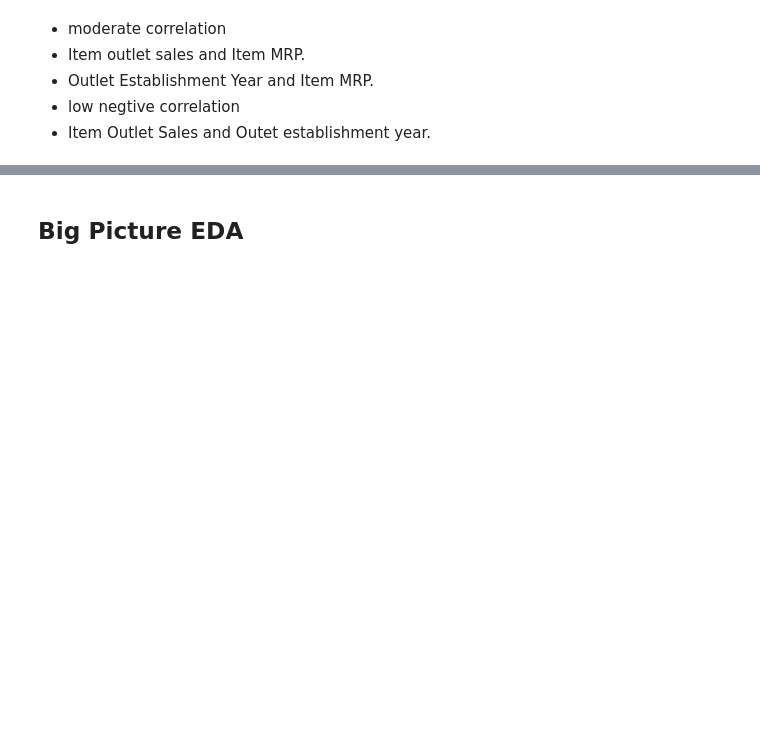
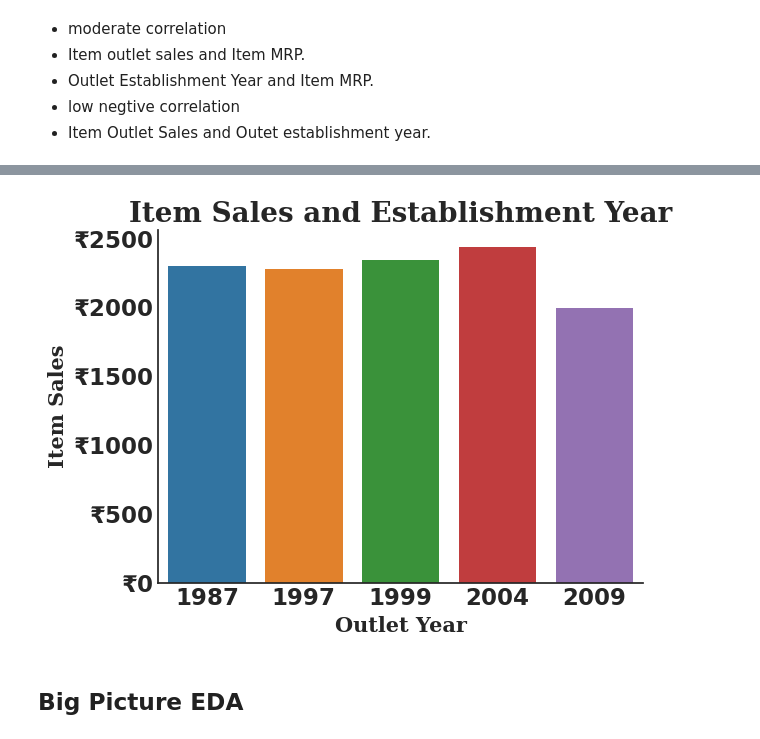
Before and after one commit to Elispreng/Grocery_Sales, a Jupyter notebook: Spreng_Grocery Sales.ipynb, the cells around one changed output, grey strips where cells are left out. Saved outputs shown, nothing was run; the diff lists cells and outputs as text; code cells hidden in the pictures; blank space fills up the shorter version.

```diff
--- a/Spreng_Grocery Sales.ipynb
+++ b/Spreng_Grocery Sales.ipynb
@@ -207,0 +210,3 @@ plt.show()
+# %%
+Year_Item_Sales = df.groupby('Outlet_Establishment_Year')['Item_Outlet_Sales'].mean()
+Year_Item_Sales
@@ -208,3 +221,29 @@ plt.show()
+# %%
+sns.set_context('talk')
+with plt.style.context('seaborn-white'):
+  fig, ax =plt.subplots()
+plt.rcParams['font.family'] = 'serif'
+ax = sns.barplot(data=df,x='Outlet_Establishment_Year', y = 'Item_Outlet_Sales',
+                 order = Year_Item_Sales.index, errorbar = None)
+ax.set_title('Item Sales and Establishment Year', fontfamily='serif',
+             fontsize = 20, fontweight = 'bold');
+ax.set_xlabel('Outlet Year', fontfamily= 'serif', fontsize = 15, fontweight = 'bold')
+ax.set_ylabel('Item Sales', fontfamily ='serif', fontsize = 15, fontweight = 'bold');
+ax.spines['right'].set_visible(False)
+ax.spines['top'].set_visible(False)
+
+#Format the sales in rupee
+ax.yaxis.set_major_formatter('₹{x:1.0f}')
+
+#save current params
+default_params = plt.rcParams.copy()
+
+#update params
+plt.rcParams.update ({'font.family': 'serif', 'font.size':'15', 'font.weight':'bold'})
+plt.tight_layout()
+plt.show()
+# %% [output]
+[figure, added]
 # %% [markdown]
 ## Big Picture EDA
 # %%
```
Also changed, not shown: parts of 2 cells of this notebook.
